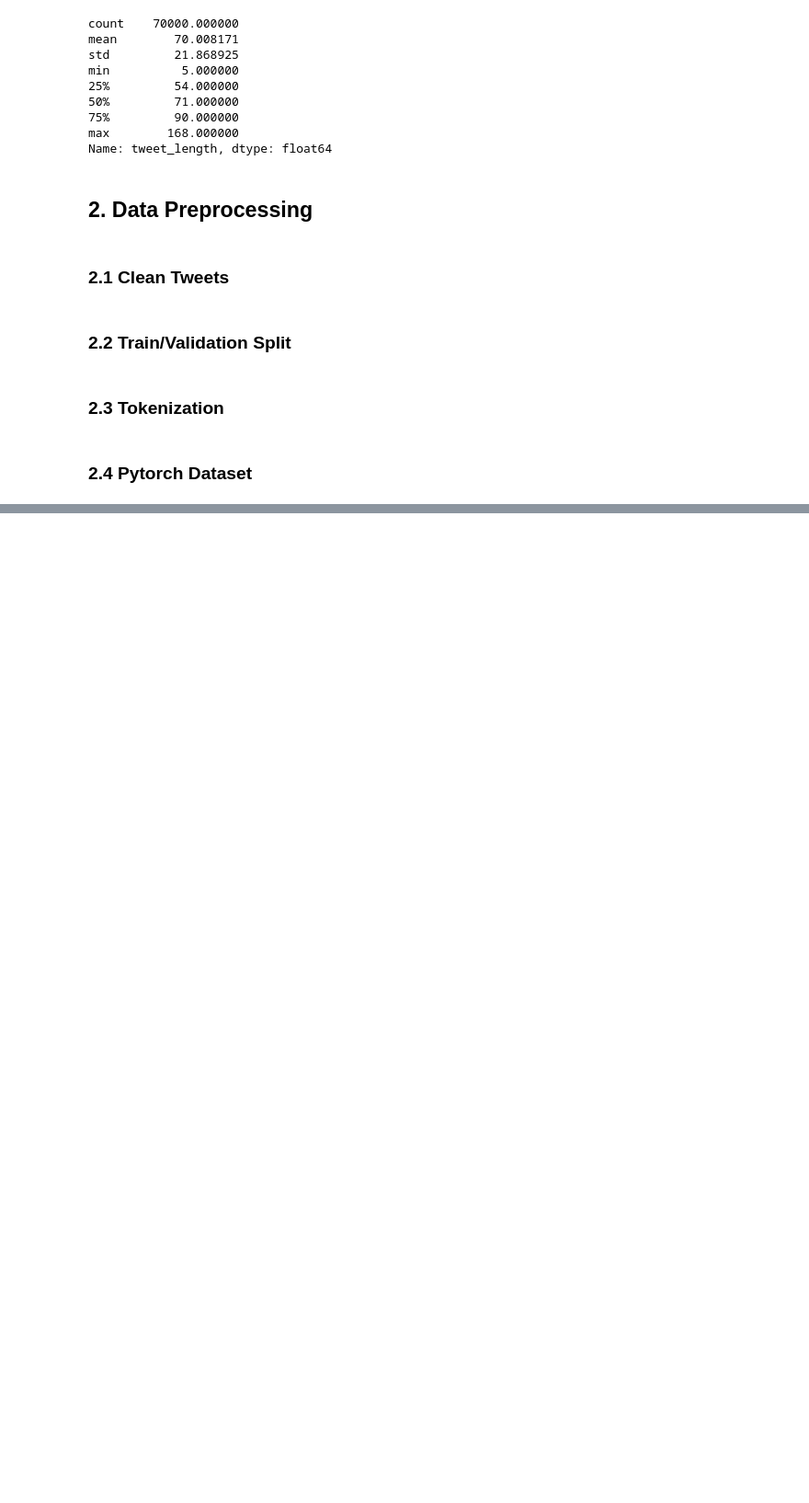
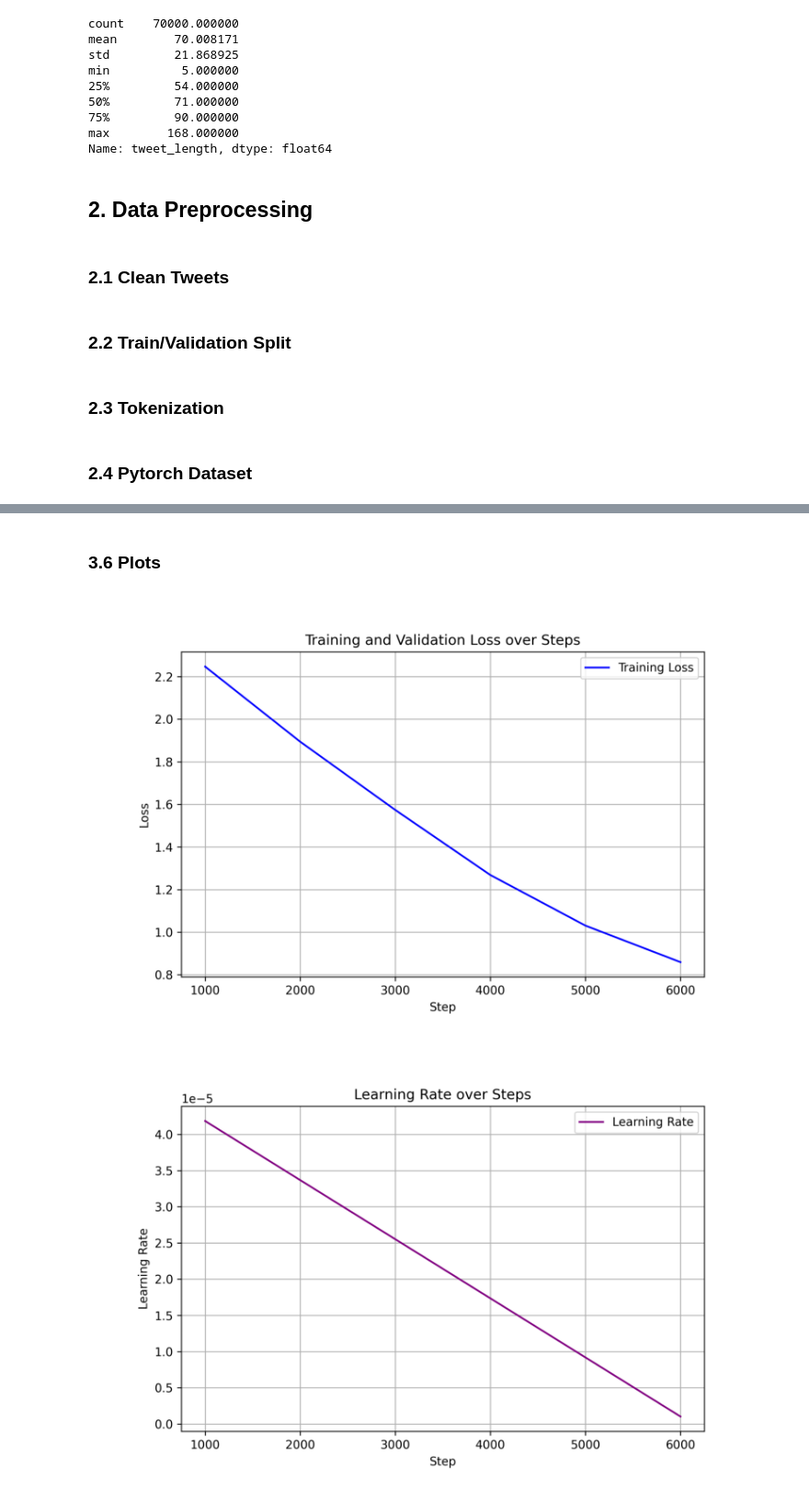
Before and after one commit to zubair-ui/Twitter-Emoji-Prediction, a Jupyter notebook: twitter-emoji-prediction.ipynb, the cells around one changed output, grey strips where cells are left out. Shown at 92% size. Drawn from its saved outputs; the diff is of its cells as text; code cells hidden in the pictures; blank space fills up the shorter version.

Commit message:
Training Complete

```diff
--- a/twitter-emoji-prediction.ipynb
+++ b/twitter-emoji-prediction.ipynb
@@ -189,0 +244,8 @@ test_dataset = TweetDataset(test_encodings)  # No labels for test
+# %%
+trainer = Trainer(
+    model=model,
+    args=training_args,
+    train_dataset=train_dataset,
+    eval_dataset=val_dataset,
+    compute_metrics=compute_metrics,
+)
@@ -189,0 +254,8 @@ test_dataset = TweetDataset(test_encodings)  # No labels for test
+# %%
+device = torch.device("cuda")
+model.to(device)
+
+trainer.train()
+
+model.save_pretrained("emoji_predictor_model")
+tokenizer.save_pretrained("emoji_predictor_model")
@@ -189,0 +269,42 @@ test_dataset = TweetDataset(test_encodings)  # No labels for test
+# %% [markdown]
+### 3.6 Plots
+# %%
+import os
+import pandas as pd
+import matplotlib.pyplot as plt
+
+logs_df = pd.DataFrame(trainer.state.log_history)
+
+logs_df.to_csv("plots/training_logs.csv", index=False)
+
+
+
+plt.figure(figsize=(8,5))
+if 'loss' in logs_df.columns:
+    plt.plot(logs_df['step'], logs_df['loss'], label='Training Loss', color='blue')
+if 'eval_loss' in logs_df.columns:
+    plt.plot(logs_df['step'], logs_df['eval_loss'], label='Validation Loss', color='red')
+plt.xlabel('Step')
+plt.ylabel('Loss')
+plt.title('Training and Validation Loss over Steps')
+plt.legend()
+plt.grid(True)
+plt.savefig("plots/loss_curve.png", dpi=300)
+plt.show()
+plt.close()
+
+
+if 'learning_rate' in logs_df.columns:
+    plt.figure(figsize=(8,5))
+    plt.plot(logs_df['step'], logs_df['learning_rate'], label='Learning Rate', color='purple')
+    plt.xlabel('Step')
+    plt.ylabel('Learning Rate')
+    plt.title('Learning Rate over Steps')
+    plt.legend()
+    plt.grid(True)
+    plt.savefig("plots/lr_curve.png", dpi=300)
+    plt.show()
+    plt.close()
+# %% [output]
+[figure, added]
+[figure, added]
```
Also changed, not shown: parts of 14 cells of this notebook.
